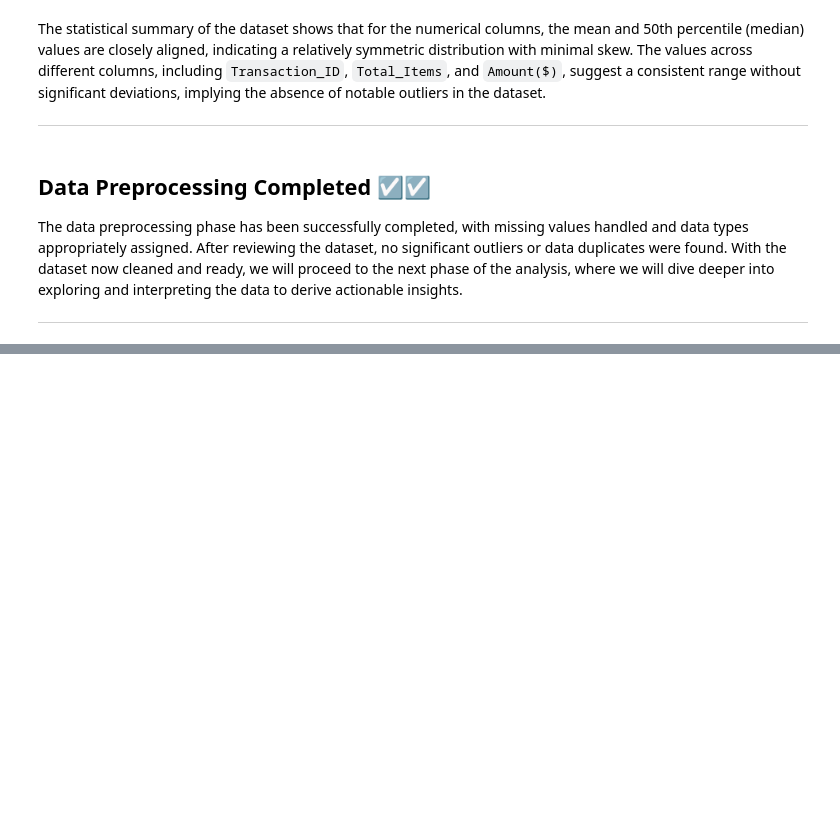
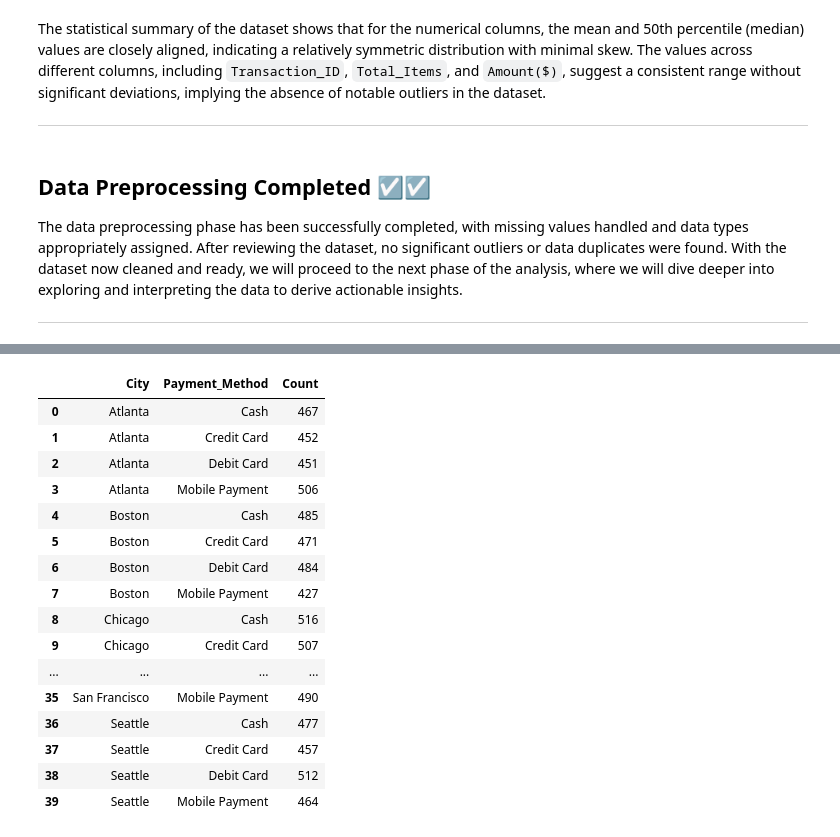
Before and after one commit to TanjiEvan/Python, a Jupyter notebook: Competition/Battle Of Insights/Solve.ipynb, the cells around one changed output, grey strips where cells are left out. Cells and saved outputs as stored; diff of their text form; code cells hidden in the pictures; blank space fills up the shorter version.

```diff
--- a/Competition/Battle Of Insights/Solve.ipynb
+++ b/Competition/Battle Of Insights/Solve.ipynb
@@ -178,0 +366,32 @@ The data preprocessing phase has been successfully completed, with missing value
+# %%
+# Calculate the average transaction amount
+average_transaction_amount = df['Amount($)'].mean()
+
+# Filter for high-value transactions
+high_value_transactions = df[df['Amount($)'] > average_transaction_amount]
+
+# Count the payment methods used in high-value transactions across cities
+payment_method_counts = high_value_transactions.groupby(['City', 'Payment_Method']).size().reset_index(name='Count')
+
+# Identify the most commonly used payment method in each city
+most_common_payment_method = payment_method_counts.loc[payment_method_counts.groupby('City')['Count'].idxmax()]
+# %%
+payment_method_counts
+# %% [output]
+|  | City | Payment_Method | Count |
+| 0 | Atlanta | Cash | 467 |
+| 1 | Atlanta | Credit Card | 452 |
+| 2 | Atlanta | Debit Card | 451 |
+| 3 | Atlanta | Mobile Payment | 506 |
+| 4 | Boston | Cash | 485 |
+| 5 | Boston | Credit Card | 471 |
+| 6 | Boston | Debit Card | 484 |
+| 7 | Boston | Mobile Payment | 427 |
+| 8 | Chicago | Cash | 516 |
+| 9 | Chicago | Credit Card | 507 |
+| ... | ... | ... | ... |
+| 35 | San Francisco | Mobile Payment | 490 |
+| 36 | Seattle | Cash | 477 |
+| 37 | Seattle | Credit Card | 457 |
+| 38 | Seattle | Debit Card | 512 |
+| 39 | Seattle | Mobile Payment | 464 |
```
Also changed, not shown: parts of 25 cells of this notebook.
